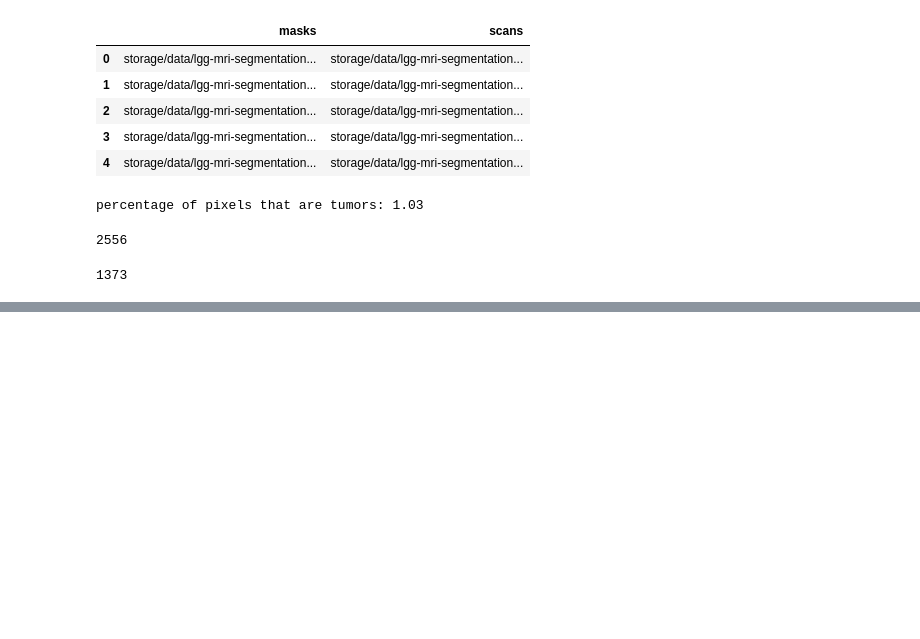
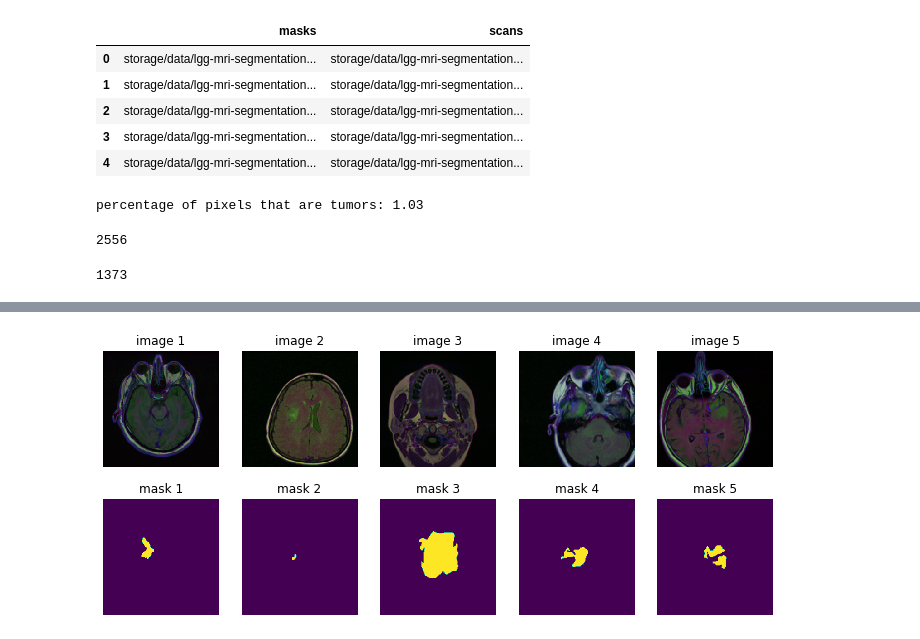
Before and after one commit to annadouv88/Springboard, a Jupyter notebook: Capstone Three/Preprocessing & Modeling.ipynb, the cells around one changed output, grey strips where cells are left out. Saved outputs shown, nothing was run; the diff lists cells and outputs as text; code cells hidden in the pictures; blank space fills up the shorter version.

```diff
--- a/Capstone Three/Preprocessing & Modeling.ipynb
+++ b/Capstone Three/Preprocessing & Modeling.ipynb
@@ -181,17 +177,3 @@ def prepare_data(df, train=False):
 train_data = prepare_data(df_train, train=True)
 val_data= prepare_data(df_val)
 test_data = prepare_data(df_test)
-# %%
-#sample of prepared training data
-sample_df = df.sample(50)
-sample_data = prepare_data(sample_df, train=True)
-def samples(n):
-    ims, msks = sample_data
-    for i in range(n):
-        index = random.randint(0, len(ims))
-        plt.subplots(1,2)
-        plt.subplot(1,2,1)
-        plt.imshow(ims[index])
-        plt.subplot(1,2,2)
-        plt.imshow(np.squeeze(msks[index]))
-samples(10)
@@ -221,2 +192,23 @@ tumor_pixels / total_pixels *100
+# %%
+#sample of prepared training data
+sample_df = df.sample(50)
+sample_data = prepare_data(sample_df, train=True)
+def samples(n):
+    ims, msks = sample_data
+    fig = plt.figure(figsize=(12,5))
+    for i in range(n):
+        index = random.randint(0, len(ims)-1)
+        fig.add_subplot(2, n, i+1)
+        plt.imshow(ims[index])
+        plt.axis('off')
+        plt.title('image '+ str(i+1))
+        fig.add_subplot(2, n, i+1+n)
+        plt.imshow(np.squeeze(msks[index]))
+        plt.axis('off')
+        plt.title('mask '+str(i+1))
+    plt.savefig('storage/transformed.png')
+samples(5)
+# %% [output]
+[figure, added]
 # %%
 #custom loss and metric functions
```
Also changed, not shown: parts of 14 cells of this notebook.
